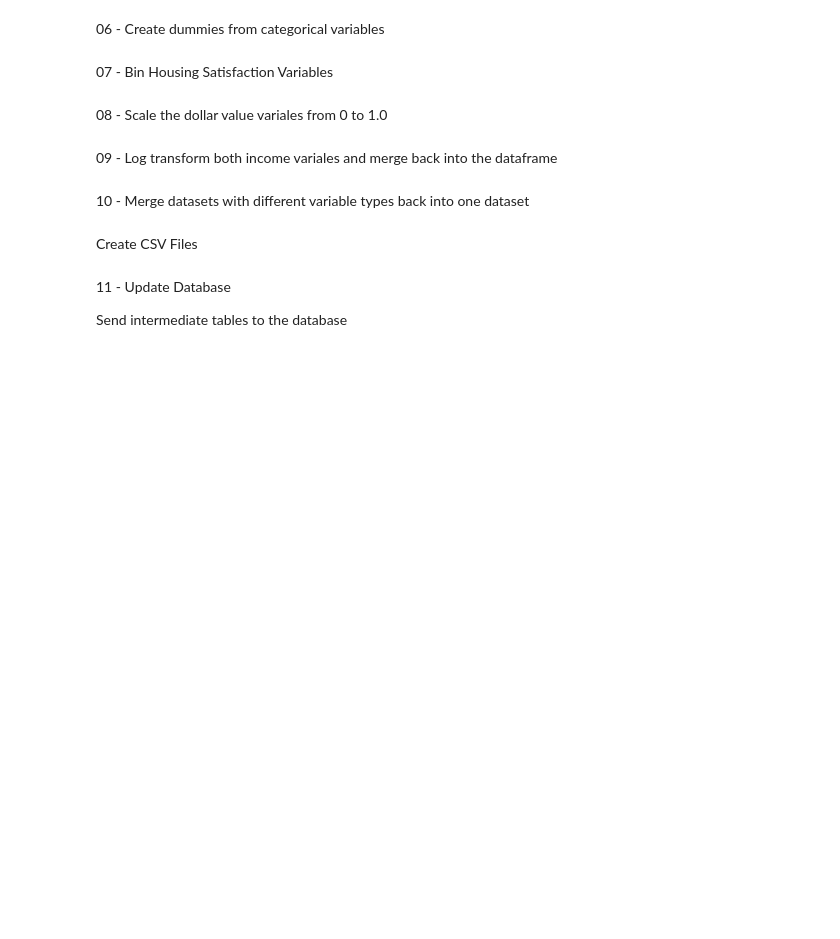
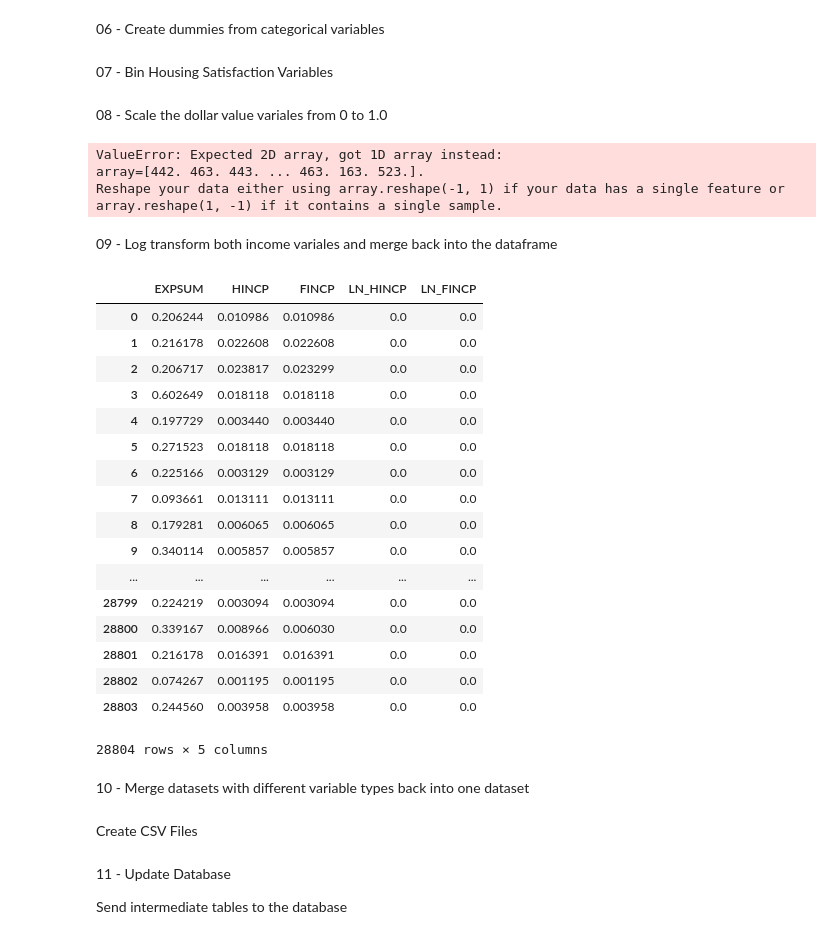
Before and after one commit to georgetown-analytics/First-Home-Recommender, a Jupyter notebook: First Home Recommender.ipynb, the cells around one changed output. Drawn from its saved outputs; the diff is of its cells as text; code cells hidden in the pictures; blank space fills up the shorter version.

```diff
--- a/First Home Recommender.ipynb
+++ b/First Home Recommender.ipynb
@@ -117,16 +121,42 @@ target_bin = pd.DataFrame(target[['CONTROL','YEAR','RATINGHS_BIN']])
 estimators_cont['EXPSUM'] = estimators_cont[exp_vars].sum(axis=1)
 estimators_cont.drop(exp_vars, axis=1)
 
-x_array = estimators_cont[scale_vars]
+x_array = estimators_cont['EXPSUM']
 min_max_scaler = MinMaxScaler()
 x_scaled = min_max_scaler.fit_transform(x_array)
 scaled_cont = pd.DataFrame(x_scaled, columns=scale_vars)
+# %% [output]
+ValueError: Expected 2D array, got 1D array instead:
+array=[442. 463. 443. ... 463. 163. 523.].
+Reshape your data either using array.reshape(-1, 1) if your data has a single feature or array.reshape(1, -1) if it contains a single sample.
 # %% [markdown]
 09 - Log transform both income variales and merge back into the dataframe
 # %%
-scaled_cont[['LN_HINCP','LN_FINCP']] = scaled_cont[inc_vars].apply(np.log, inplace=True)
-scaled_cont.drop(inc_vars, axis=1, inplace=True)
+scaled_cont['LN_HINCP'] = np.where(scaled_cont['HINCP'] > 1, np.log(scaled_cont['HINCP']), 0)
+scaled_cont['LN_FINCP'] = np.where(scaled_cont['FINCP'] > 1, np.log(scaled_cont['FINCP']), 0)
+#scaled_cont.drop(inc_vars, axis=1, inplace=True)
 estimators_cont_inc = pd.concat([estimators_cont[['CONTROL','YEAR']],pd.DataFrame(scaled_cont)], axis=1)
+# %%
+scaled_cont
+# %% [output]
+|  | EXPSUM | HINCP | FINCP | LN_HINCP | LN_FINCP |
+| 0 | 0.206244 | 0.010986 | 0.010986 | 0.0 | 0.0 |
+| 1 | 0.216178 | 0.022608 | 0.022608 | 0.0 | 0.0 |
+| 2 | 0.206717 | 0.023817 | 0.023299 | 0.0 | 0.0 |
+| 3 | 0.602649 | 0.018118 | 0.018118 | 0.0 | 0.0 |
+| 4 | 0.197729 | 0.003440 | 0.003440 | 0.0 | 0.0 |
+| 5 | 0.271523 | 0.018118 | 0.018118 | 0.0 | 0.0 |
+| 6 | 0.225166 | 0.003129 | 0.003129 | 0.0 | 0.0 |
+| 7 | 0.093661 | 0.013111 | 0.013111 | 0.0 | 0.0 |
+| 8 | 0.179281 | 0.006065 | 0.006065 | 0.0 | 0.0 |
+| 9 | 0.340114 | 0.005857 | 0.005857 | 0.0 | 0.0 |
+| ... | ... | ... | ... | ... | ... |
+| 28799 | 0.224219 | 0.003094 | 0.003094 | 0.0 | 0.0 |
+| 28800 | 0.339167 | 0.008966 | 0.006030 | 0.0 | 0.0 |
+| 28801 | 0.216178 | 0.016391 | 0.016391 | 0.0 | 0.0 |
+| 28802 | 0.074267 | 0.001195 | 0.001195 | 0.0 | 0.0 |
+| 28803 | 0.244560 | 0.003958 | 0.003958 | 0.0 | 0.0 |
+28804 rows × 5 columns
 # %%
 estimators_cont_noninc = estimators_cont.drop(['ELECAMT','GASAMT','OILAMT','OTHERAMT','TRASHAMT','WATERAMT',
                                                'UTILAMT','EXPSUM','HINCP','FINCP'], axis=1)
```
Also changed, not shown: parts of 9 cells of this notebook, 1 other file.
